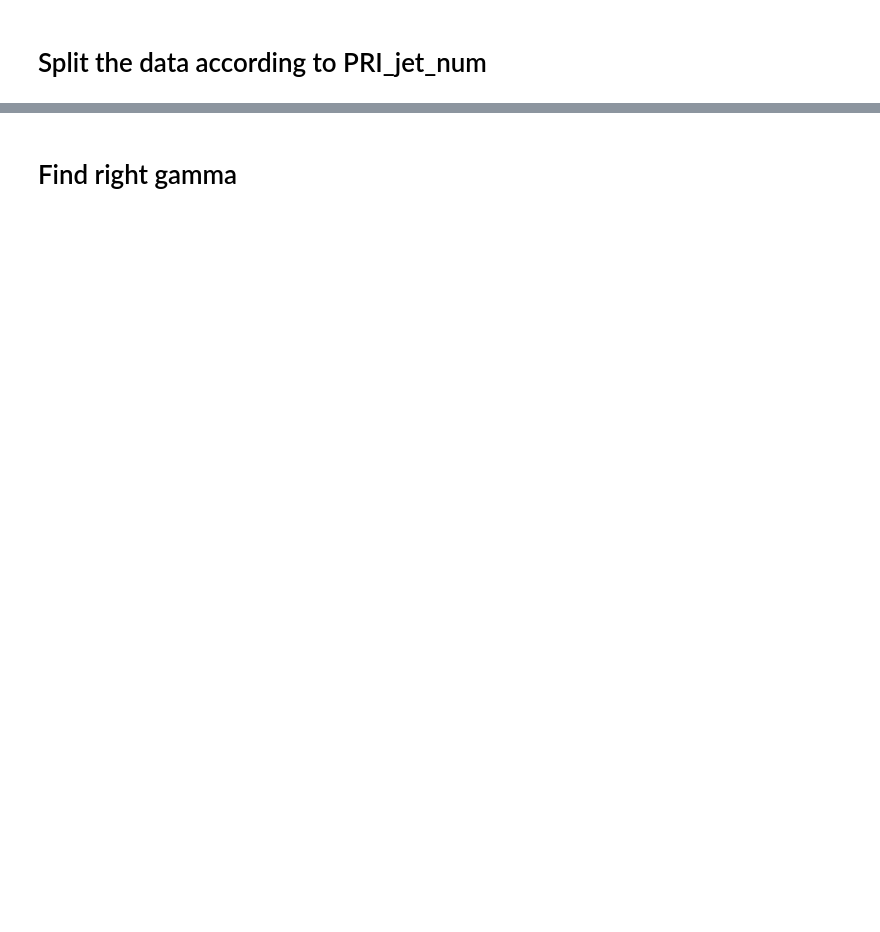
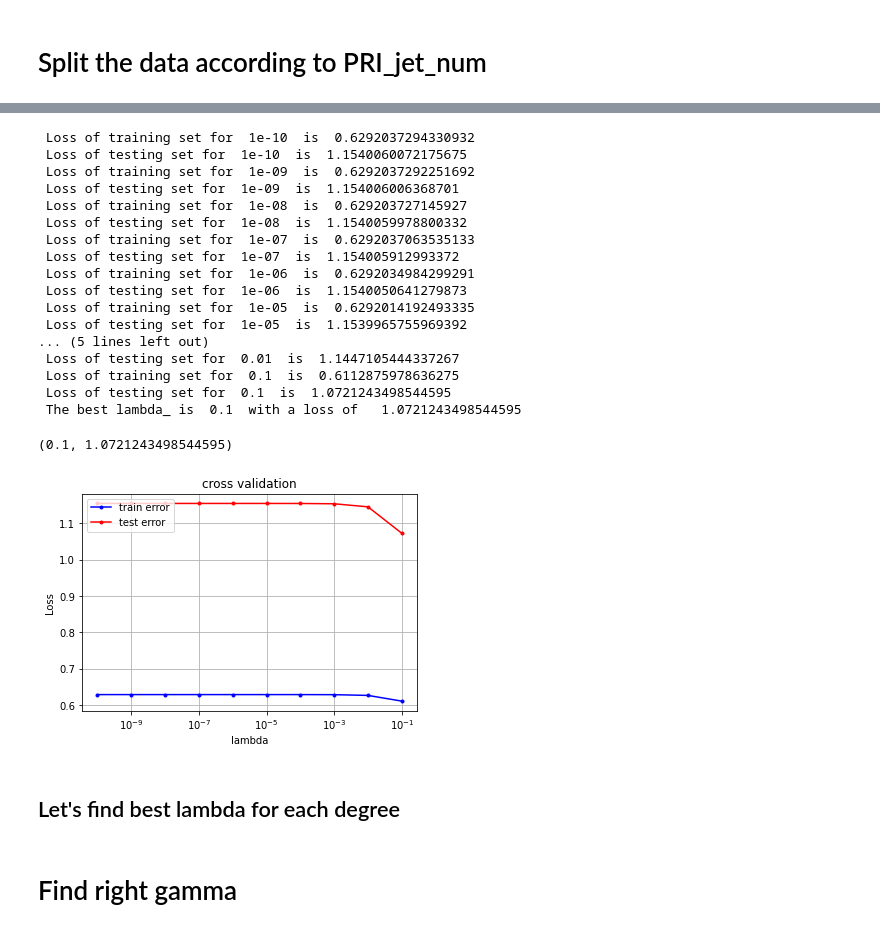
Before and after one commit to mkondracki/ML_project_1, a Jupyter notebook: projectML_.ipynb, the cells around one changed output, grey strips where cells are left out. Drawn from its saved outputs; the diff is of its cells as text; code cells hidden in the pictures; blank space fills up the shorter version.

```diff
--- a/projectML_.ipynb
+++ b/projectML_.ipynb
@@ -221,0 +199,3 @@ iteration :  800  , loss :  0.538398518142683
+# %%
+x_tr_filled = standardize_fill_nan(x_tr_reg)
+x_te_filled = standardize_fill_nan(x_te_reg)
@@ -222,3 +238,29 @@ iteration :  800  , loss :  0.538398518142683
+# %%
+lambdas = np.logspace(-10, -1, 10)
+gamma = 10**(-3)
+cross_validation_lambdas_with_set(y_tr, x_tr_filled,y_te, x_te_filled,lambdas, gamma)
+# %% [output]
+ Loss of training set for  1e-10  is  0.6292037294330932
+ Loss of testing set for  1e-10  is  1.1540060072175675
+ Loss of training set for  1e-09  is  0.6292037292251692
+ Loss of testing set for  1e-09  is  1.154006006368701
+ Loss of training set for  1e-08  is  0.629203727145927
+ Loss of testing set for  1e-08  is  1.1540059978800332
+ Loss of training set for  1e-07  is  0.6292037063535133
+ Loss of testing set for  1e-07  is  1.154005912993372
+ Loss of training set for  1e-06  is  0.6292034984299291
+ Loss of testing set for  1e-06  is  1.1540050641279873
+ Loss of training set for  1e-05  is  0.6292014192493335
+ Loss of testing set for  1e-05  is  1.1539965755969392
+... (5 lines left out)
+ Loss of testing set for  0.01  is  1.1447105444337267
+ Loss of training set for  0.1  is  0.6112875978636275
+ Loss of testing set for  0.1  is  1.0721243498544595
+ The best lambda_ is  0.1  with a loss of   1.0721243498544595
+(0.1, 1.0721243498544595)
+[figure, added]
+# %% [markdown]
+## Let's find best lambda for each degree
 # %% [markdown]
 # Find right gamma
 # %%
```
Also changed, not shown: parts of 13 cells of this notebook, 5 other files.
